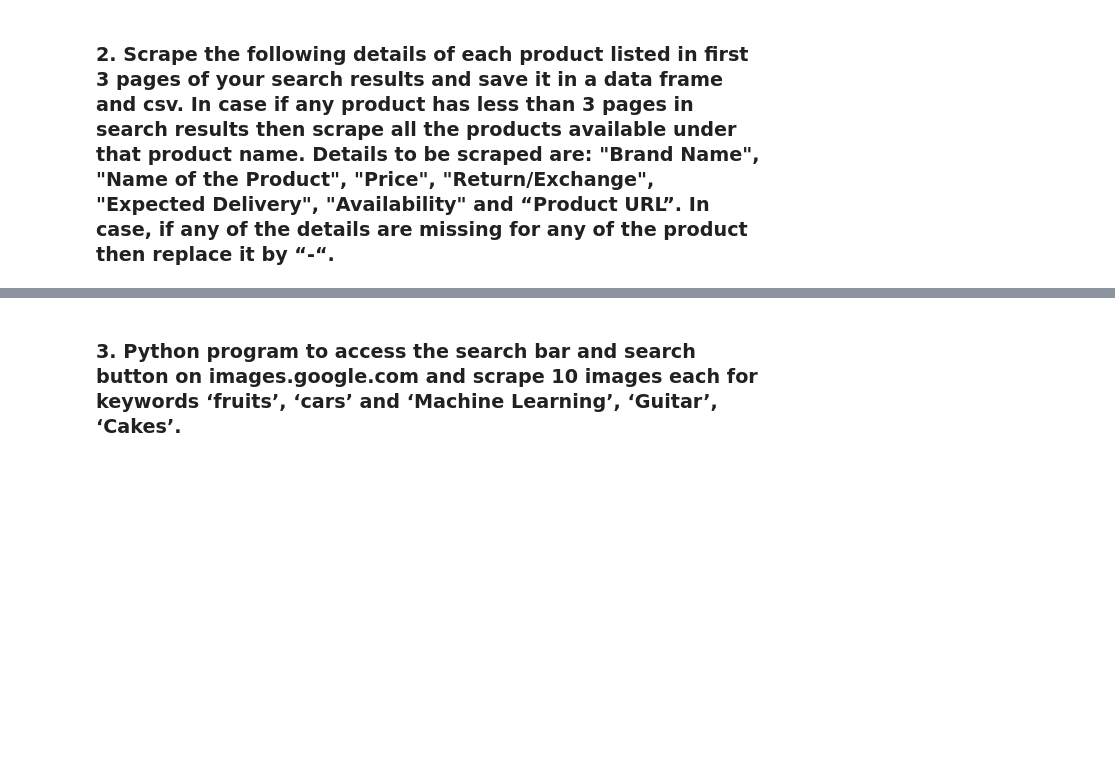
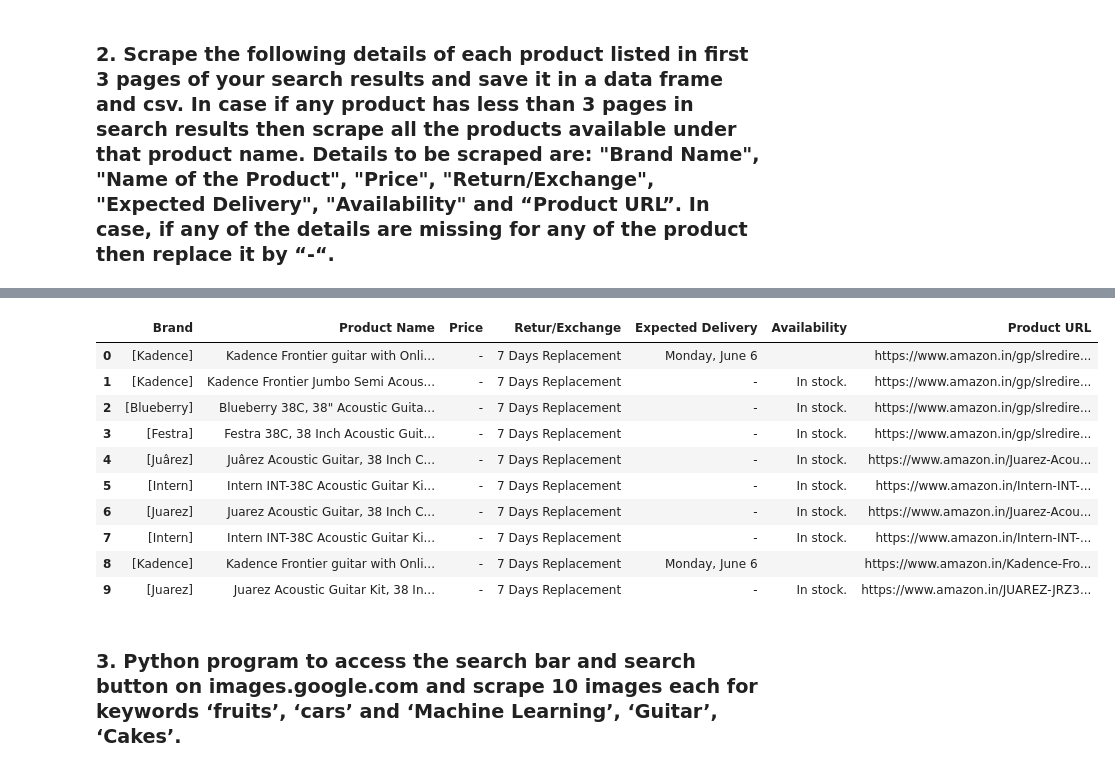
Before and after one commit to vsteffin/Internship, a Jupyter notebook: Web Scraping Assignment - 3/WEB SCRAPING-ASSIGNMENT 3.ipynb, the cells around one changed output, grey strips where cells are left out. Saved outputs shown, nothing was run; the diff lists cells and outputs as text; code cells hidden in the pictures; blank space fills up the shorter version.

```diff
--- a/Web Scraping Assignment - 3/WEB SCRAPING-ASSIGNMENT 3.ipynb
+++ b/Web Scraping Assignment - 3/WEB SCRAPING-ASSIGNMENT 3.ipynb
@@ -305,3 +137,27 @@ amazon_products
+# %%
+amazon_products = pd.DataFrame({})
+
+amazon_products['Brand'] = brand_name
+amazon_products['Product Name'] = product_name
+amazon_products['Price'] = price_list
+amazon_products['Retur/Exchange'] = return_list
+amazon_products['Expected Delivery'] = expected_delivery
+amazon_products['Availability'] = availability
+amazon_products['Product URL'] = url
+
+amazon_products.head(10)
+# %% [output]
+|  | Brand | Product Name | Price | Retur/Exchange | Expected Delivery | Availability | Product URL |
+| 0 | [Kadence] | Kadence Frontier guitar with Onli... | - | 7 Days Replacement | Monday, June 6 |  | https://www.amazon.in/gp/slredire... |
+| 1 | [Kadence] | Kadence Frontier Jumbo Semi Acous... | - | 7 Days Replacement | - | In stock. | https://www.amazon.in/gp/slredire... |
+| 2 | [Blueberry] | Blueberry 38C, 38" Acoustic Guita... | - | 7 Days Replacement | - | In stock. | https://www.amazon.in/gp/slredire... |
+| 3 | [Festra] | Festra 38C, 38 Inch Acoustic Guit... | - | 7 Days Replacement | - | In stock. | https://www.amazon.in/gp/slredire... |
+| 4 | [Juârez] | Juârez Acoustic Guitar, 38 Inch C... | - | 7 Days Replacement | - | In stock. | https://www.amazon.in/Juarez-Acou... |
+| 5 | [Intern] | Intern INT-38C Acoustic Guitar Ki... | - | 7 Days Replacement | - | In stock. | https://www.amazon.in/Intern-INT-... |
+| 6 | [Juarez] | Juarez Acoustic Guitar, 38 Inch C... | - | 7 Days Replacement | - | In stock. | https://www.amazon.in/Juarez-Acou... |
+| 7 | [Intern] | Intern INT-38C Acoustic Guitar Ki... | - | 7 Days Replacement | - | In stock. | https://www.amazon.in/Intern-INT-... |
+| 8 | [Kadence] | Kadence Frontier guitar with Onli... | - | 7 Days Replacement | Monday, June 6 |  | https://www.amazon.in/Kadence-Fro... |
+| 9 | [Juarez] | Juarez Acoustic Guitar Kit, 38 In... | - | 7 Days Replacement | - | In stock. | https://www.amazon.in/JUAREZ-JRZ3... |
 # %%
 #Saving the DataFrame as csv.
 
```
Also changed, not shown: parts of 33 cells of this notebook.
